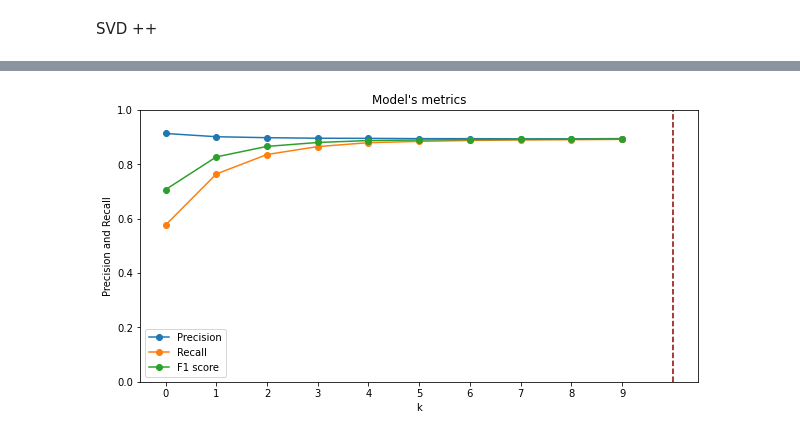
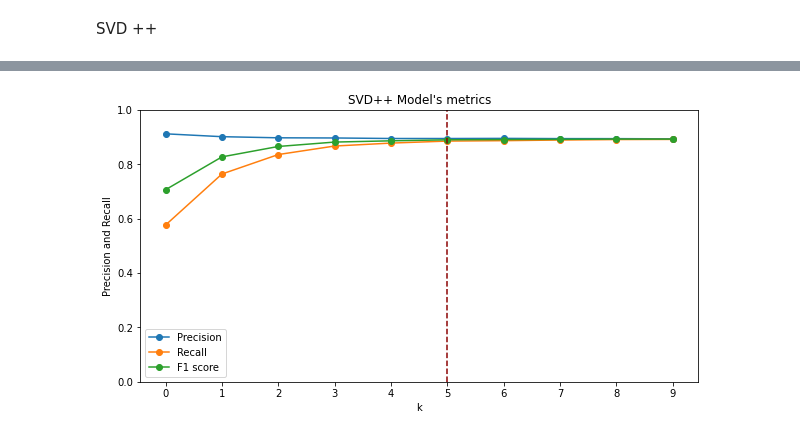
Before and after one commit to trishattah/DS_7331_Projects, a Jupyter notebook: Lab_3/Lab_3_Group_4_v2.ipynb, the cells around one changed output, grey strips where cells are left out. Saved outputs shown, nothing was run; the diff lists cells and outputs as text; code cells hidden in the pictures.

```diff
--- a/Lab_3/Lab_3_Group_4_v2.ipynb
+++ b/Lab_3/Lab_3_Group_4_v2.ipynb
@@ -319,0 +366,5 @@ gssvdp.best_score
+# %%
+algo = SVDpp(n_factors=5, n_epochs=30, lr_all=0.005, reg_all=0.01, verbose=False)
+algo.fit = algo.fit(trainset)
+predictions = algo.test(testset)
+accuracy.rmse(predictions, verbose=False)
@@ -541,24 +529,24 @@ K = 10 - Precision: 0.8948207880280324 , Recall: 0.8918856324751856 , F1 score:
 # %%
 # Get data
 c1 = metrics['precision']
 c2 = metrics['recall']
 c3 = metrics['f1_score']
 x = np.arange(len(c1))
 
 # Set up the matplotlib figure
 fig, ax1 = plt.subplots(figsize = (10, 5))
 plt.xticks(np.arange(min(x), max(x) + 1, 1.0))
 plt.ylim(0, 1)
 ax1.plot(x, c1, marker = 'o')
 ax1.plot(x, c2, marker = 'o')
 ax1.plot(x, c3, marker = 'o')
-ax1.axvline(x = 10, color = "#8b0000", linestyle = "--")
+ax1.axvline(x = 5, color = "#8b0000", linestyle = "--")
 
 # Chart setup
-plt.title("Model's metrics", fontsize = 12)
+plt.title("SVD++ Model's metrics", fontsize = 12)
 plt.xlabel("k", fontsize = 10)
 plt.ylabel("Precision and Recall", fontsize = 10)
 plt.legend(("Precision", "Recall", "F1 score"), loc = "best")
 plt.draw()
 # %% [output]
-[figure, old version]
+[figure, new version]
```
Also changed, not shown: parts of 59 cells of this notebook.
